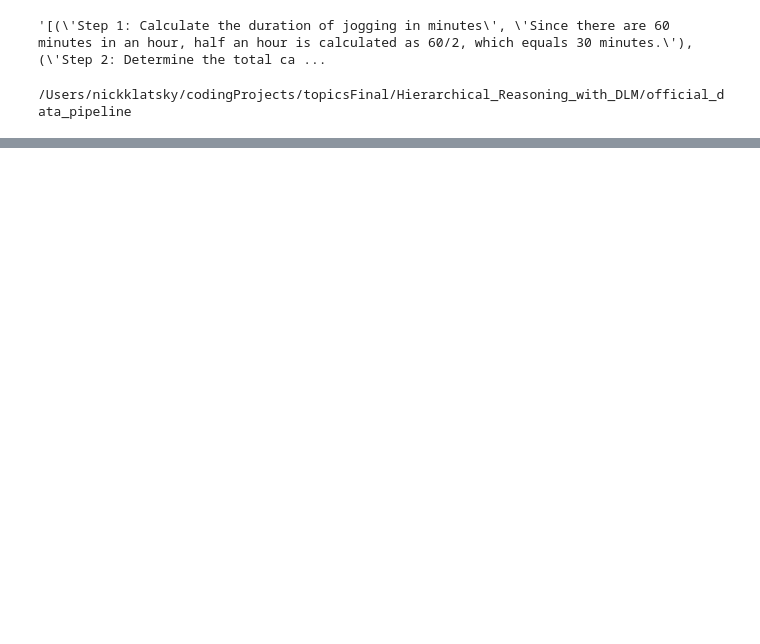
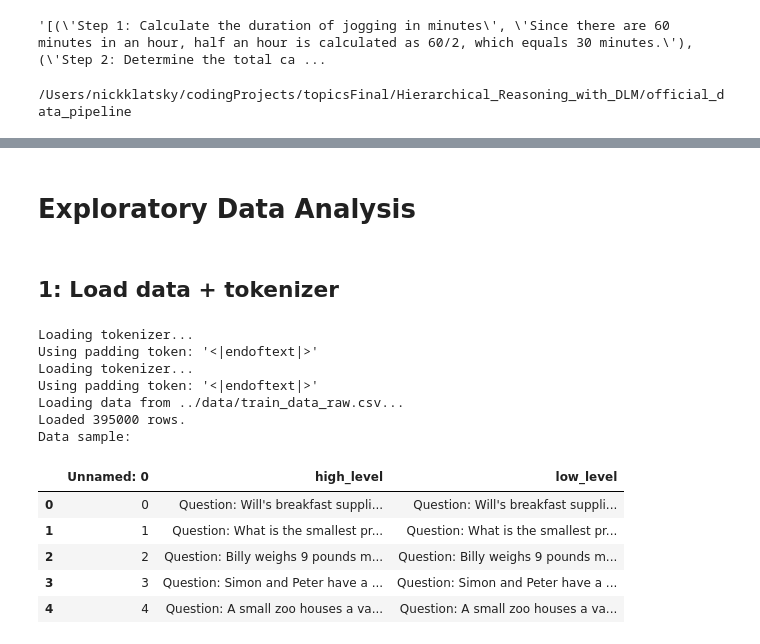
Before and after one commit to Adam-Lalani/Hierarchical_Reasoning_with_DLM, a Jupyter notebook: official_data_pipeline/pipeline.ipynb, the cells around one changed output, grey strips where cells are left out. Drawn from its saved outputs; the diff is of its cells as text; code cells hidden in the pictures; blank space fills up the shorter version.

```diff
--- a/official_data_pipeline/pipeline.ipynb
+++ b/official_data_pipeline/pipeline.ipynb
@@ -77,0 +86,65 @@ new_df.to_csv('../data/train_data_raw.csv')
+# %% [markdown]
+# Exploratory Data Analysis
+# %% [markdown]
+## 1: Load data + tokenizer
+# %%
+import pandas as pd
+from transformers import GPT2TokenizerFast
+import torch
+from tqdm.notebook import tqdm  # Use notebook version for better progress bars
+import numpy as np
+import os
+
+# Initialize tokenizer
+print("Loading tokenizer...")
+tokenizer = GPT2TokenizerFast.from_pretrained('gpt2')
+
+# Set padding token
+if tokenizer.pad_token is None:
+    tokenizer.pad_token = tokenizer.eos_token
+pad_token_str = tokenizer.pad_token
+print(f"Using padding token: '{pad_token_str}'")
+
+# Initialize tokenizer
+print("Loading tokenizer...")
+tokenizer = GPT2TokenizerFast.from_pretrained('gpt2')
+
+# Set padding token
+if tokenizer.pad_token is None:
+    tokenizer.pad_token = tokenizer.eos_token
+pad_token_str = tokenizer.pad_token
+print(f"Using padding token: '{pad_token_str}'")
+
+# Define path relative to the notebook location
+input_csv_path = '../data/train_data_raw.csv'
+
+print(f"Loading data from {input_csv_path}...")
+try:
+    # Load the raw training data generated by the previous cells/script
+    eda_df = pd.read_csv(input_csv_path)
+    # Drop rows with missing values just in case
+    eda_df.dropna(subset=['high_level', 'low_level'], inplace=True)
+    print(f"Loaded {len(eda_df)} rows.")
+    print("Data sample:")
+    display(eda_df.head())
+except FileNotFoundError:
+    print(f"Error: Input file not found at {input_csv_path}")
+    print("Please ensure the previous cells or the `training_dataset_builder.py` script has run successfully.")
+    eda_df = None
+except Exception as e:
+    print(f"An error occurred: {e}")
+    eda_df = None
+# %% [output]
+Loading tokenizer...
+Using padding token: '<|endoftext|>'
+Loading tokenizer...
+Using padding token: '<|endoftext|>'
+Loading data from ../data/train_data_raw.csv...
+Loaded 395000 rows.
+Data sample:
+|  | Unnamed: 0 | high_level | low_level |
+| 0 | 0 | Question: Will's breakfast suppli... | Question: Will's breakfast suppli... |
+| 1 | 1 | Question: What is the smallest pr... | Question: What is the smallest pr... |
+| 2 | 2 | Question: Billy weighs 9 pounds m... | Question: Billy weighs 9 pounds m... |
+| 3 | 3 | Question: Simon and Peter have a ... | Question: Simon and Peter have a ... |
+| 4 | 4 | Question: A small zoo houses a va... | Question: A small zoo houses a va... |
```
Also changed, not shown: parts of 15 cells of this notebook, 2 other files.
